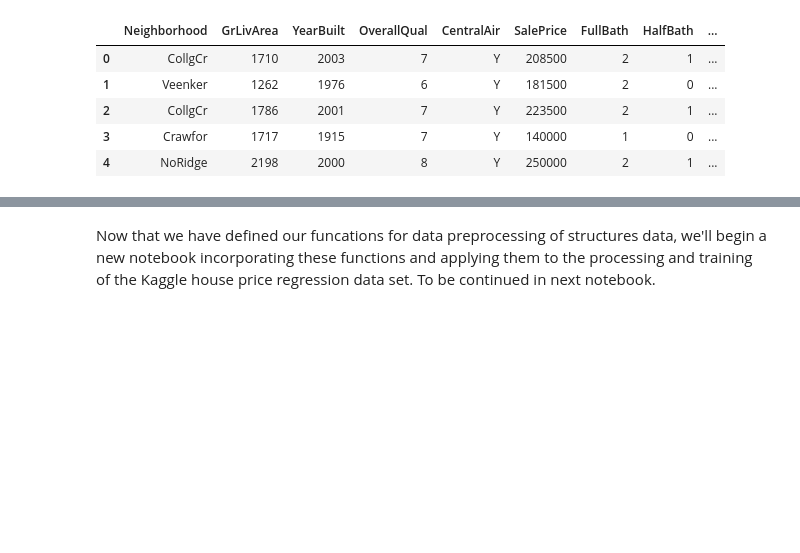
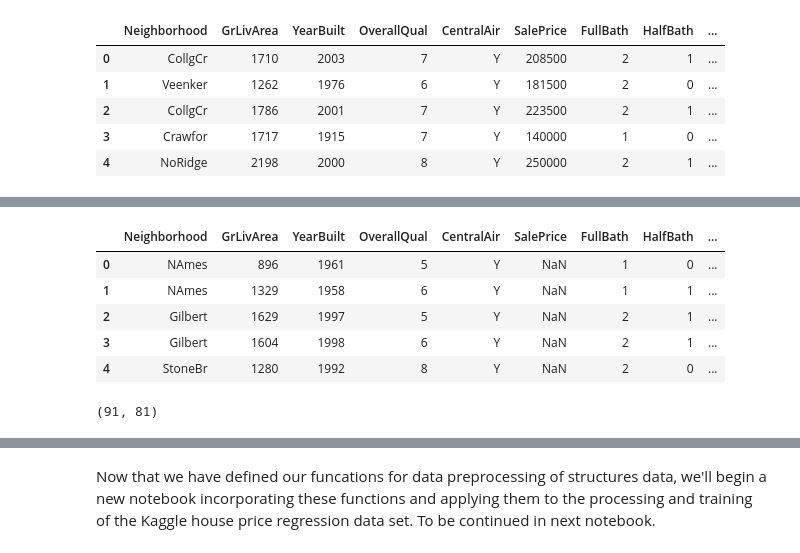
Before and after one commit to gatorwatt/MachineLearning_KaggleHousePrices, a Jupyter notebook: preprocess_functions-8-19-17.ipynb, the cells around one changed output, grey strips where cells are left out. Saved outputs shown, nothing was run; the diff lists cells and outputs as text; code cells hidden in the pictures; blank space fills up the shorter version.

```diff
--- a/preprocess_functions-8-19-17.ipynb
+++ b/preprocess_functions-8-19-17.ipynb
@@ -45 +57,12 @@ df_bm[:5]
+# %%
+#expanded bare minimum set to prep for manipulations
+df_test_bm = df_test.loc[:,['Neighborhood','GrLivArea','YearBuilt','OverallQual','CentralAir','SalePrice','FullBath','HalfBath','BsmtFullBath','BsmtHalfBath','TotalBsmtSF','BsmtUnfSF','Fireplaces','MasVnrType','RoofMatl']]
+df_test_bm[:5]
+# %% [output]
+|  | Neighborhood | GrLivArea | YearBuilt | OverallQual | CentralAir | SalePrice | FullBath | HalfBath | ... |
+| 0 | NAmes | 896 | 1961 | 5 | Y | NaN | 1 | 0 | ... |
+| 1 | NAmes | 1329 | 1958 | 6 | Y | NaN | 1 | 1 | ... |
+| 2 | Gilbert | 1629 | 1997 | 5 | Y | NaN | 2 | 1 | ... |
+| 3 | Gilbert | 1604 | 1998 | 6 | Y | NaN | 2 | 1 | ... |
+| 4 | StoneBr | 1280 | 1992 | 8 | Y | NaN | 2 | 0 | ... |
 # %%
@@ -200,9 +238,12 @@ def process_text_class(mdf, column):
 # %%
-# process_labels() tests
+#process_labels() tests
 
-#df_bm = process_labels(df_bm, 'SalePrice')
-#df_bm.shape
-
-#df = process_labels(df, 'Alley')
-#df.shape
+'''
+df_bm = process_labels(df_bm, 'SalePrice')
+df_bm.shape
+'''
+df = process_labels(df, 'Alley')
+df.shape
+# %% [output]
+(91, 81)
 # %%
```
Also changed, not shown: parts of 11 cells of this notebook.
